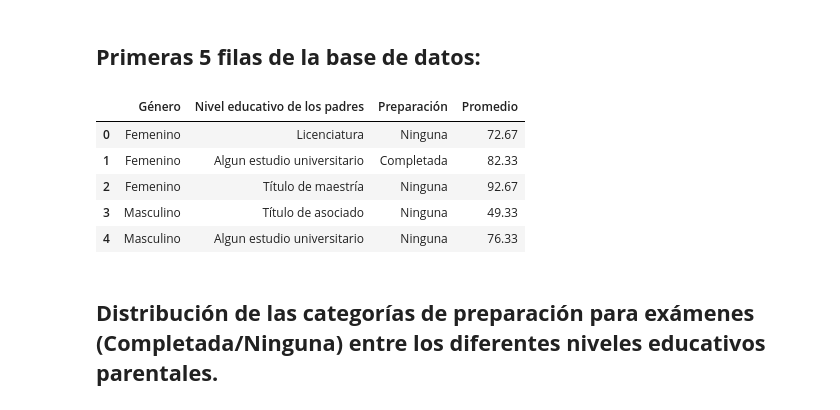
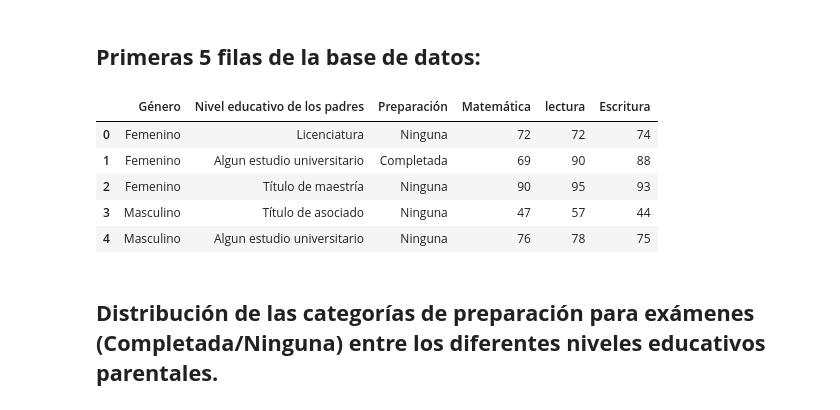
Before and after one commit to Zadquiel-niev/StudentsPerformance-G5-G6-Grupo-5, a Jupyter notebook: jupyter.ipynb, the cells around one changed output. Saved outputs shown, nothing was run; the diff lists cells and outputs as text; code cells hidden in the pictures.

```diff
--- a/jupyter.ipynb
+++ b/jupyter.ipynb
@@ -17,29 +17,32 @@ En este informe se busca realizar el estudio de la relación que existe entre el
 # %%
 #leer la base de datos en formato csv
 import pandas as pd
 
 pd.set_option('display.notebook_repr_html', True)
 
 def _repr_latex_(self):
     return "{%s}" % self.to_latex()
 
 pd.DataFrame._repr_latex_ = _repr_latex_
 
 csv = ('https://raw.githubusercontent.com/Rickfer14/StudentsPerformance-G5-G6-Grupo-5/refs/heads/main/Rendi'
 'miento%20de%20los%20estudiantes%20de%205to%20y%206to%20grado.csv')
 df = pd.read_csv(csv)
 
-df = df.drop(columns=['Raza', 'Nota en matemáticas', 'Nota en lectura', 'Nota en escritura', 'Nota', 'Almuerzo'])
-
+#modificación de la BBDD para mejor legibilidad
+df = df.drop(columns=['Raza',  'Nota', 'Almuerzo', 'Promedio'])
+df = df.rename(columns={'Nota en matemáticas':'Matemática',
+                        'Nota en lectura':'lectura',
+                        'Nota en escritura':'Escritura'})
 #mostrar primeras 5 filas del csv
 df.head(5)
 # %% [output]
-|  | Género | Nivel educativo de los padres | Preparación | Promedio |
-| 0 | Femenino | Licenciatura | Ninguna | 72.67 |
-| 1 | Femenino | Algun estudio universitario | Completada | 82.33 |
-| 2 | Femenino | Título de maestría | Ninguna | 92.67 |
-| 3 | Masculino | Título de asociado | Ninguna | 49.33 |
-| 4 | Masculino | Algun estudio universitario | Ninguna | 76.33 |
+|  | Género | Nivel educativo de los padres | Preparación | Matemática | lectura | Escritura |
+| 0 | Femenino | Licenciatura | Ninguna | 72 | 72 | 74 |
+| 1 | Femenino | Algun estudio universitario | Completada | 69 | 90 | 88 |
+| 2 | Femenino | Título de maestría | Ninguna | 90 | 95 | 93 |
+| 3 | Masculino | Título de asociado | Ninguna | 47 | 57 | 44 |
+| 4 | Masculino | Algun estudio universitario | Ninguna | 76 | 78 | 75 |
 # %% [markdown]
 ## **Distribución de las categorías de preparación para exámenes (Completada/Ninguna) entre los diferentes niveles educativos parentales.**
 # %% [markdown]
```
Also changed, not shown: parts of 5 cells of this notebook, 1 other file.
